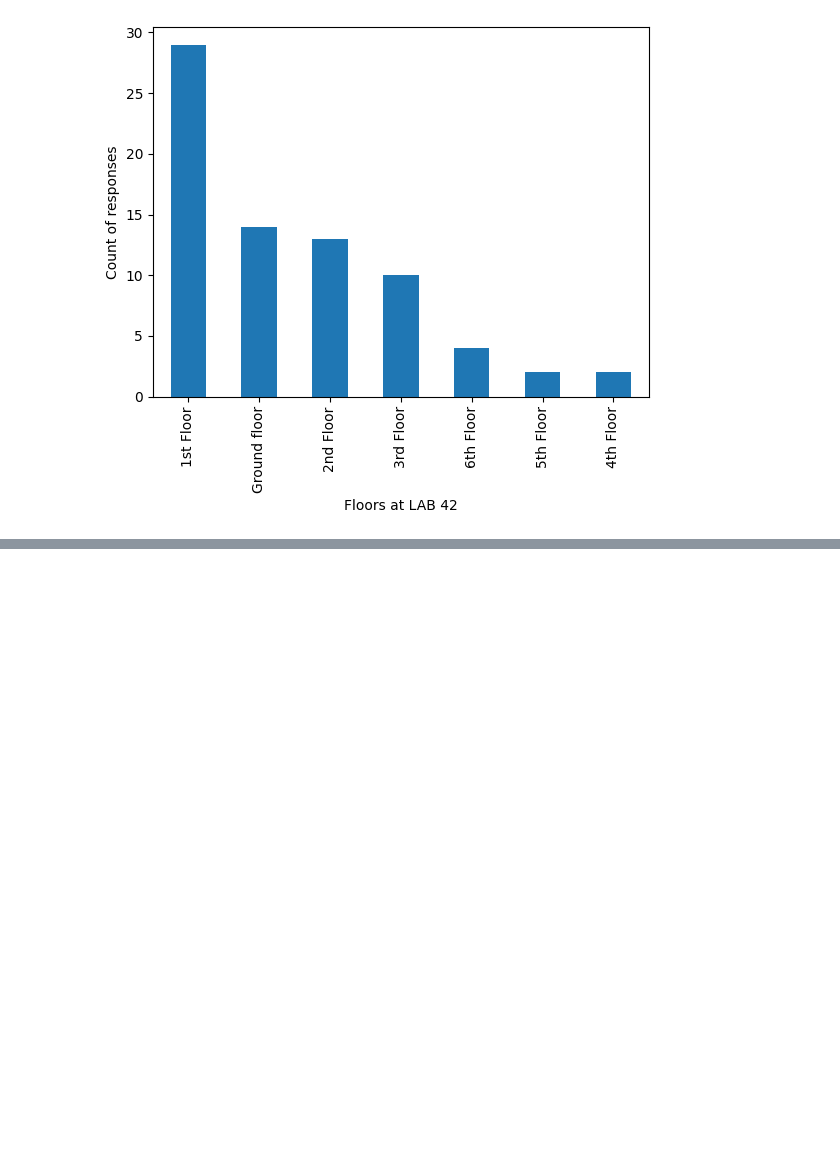
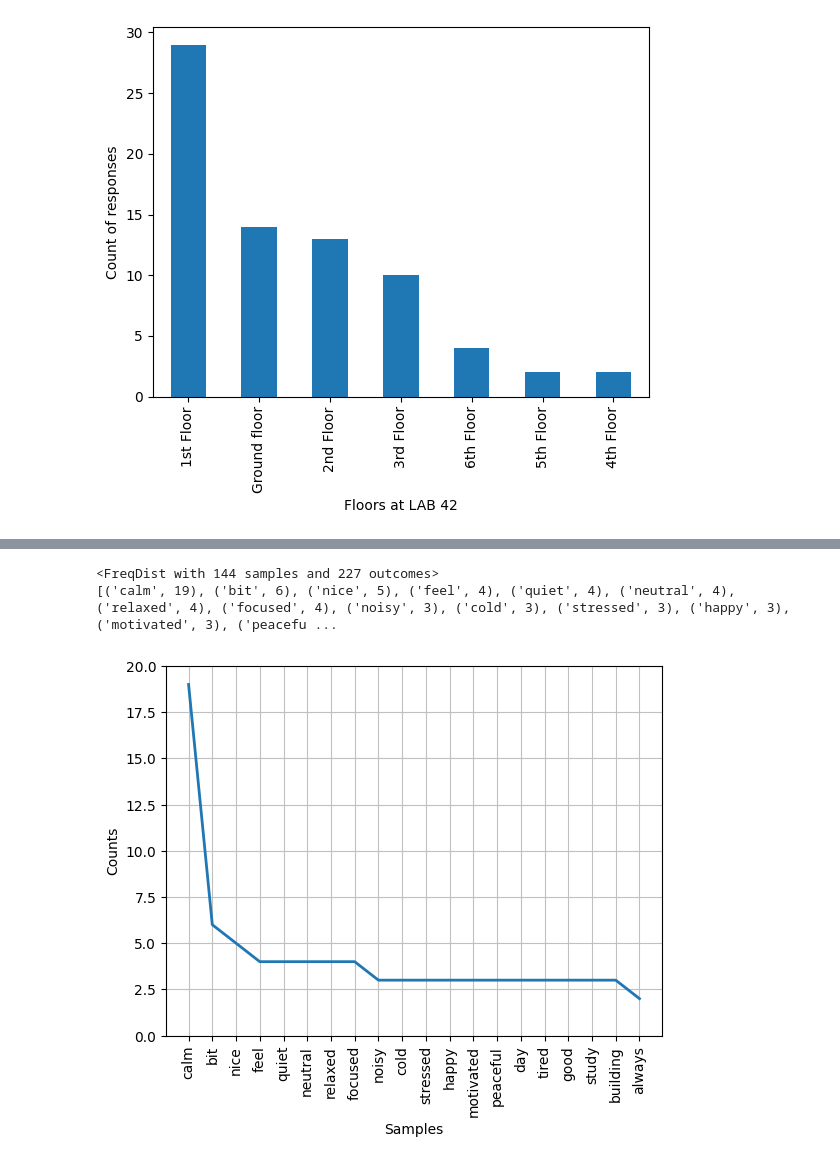
Before and after one commit to shrutirao94/language-comfort-emotions, a Jupyter notebook: analysis.ipynb, the cells around one changed output, grey strips where cells are left out. Saved outputs shown, nothing was run; the diff lists cells and outputs as text; code cells hidden in the pictures; blank space fills up the shorter version.

Commit message:
[EDIT] Analysis for Emotion Values
1. Tokenisation
2. Lemmatisation
3. Collocation
4. Frequency plot

```diff
--- a/analysis.ipynb
+++ b/analysis.ipynb
@@ -86,0 +113,19 @@ array(['I always feel a bit zen when I am here. It’s quiet when I need it and
+# %%
+df_emo = df_emo.apply(apply_token)
+# %%
+def cleanup(df_emo):
+    combo_emo = []
+    for row in df_emo:
+        combo_emo.append(row)
+
+    combo_emo = list(np.concatenate(combo_emo).flat)
+    combo_emo = list(filter(lambda token: token not in string.punctuation,
+                            combo_emo))
+    combo_emo = [x.lower() for x in combo_emo]
+
+    return combo_emo
+# %%
+combo_emo_list = cleanup(df_emo)
+# %%
+frequency_distribution = FreqDist(combo_emo_list)
+frequency_distribution.most_common(30)
@@ -86,0 +150,18 @@ array(['I always feel a bit zen when I am here. It’s quiet when I need it and
+# %%
+def frequency_distribution(lst):
+    frequency_distribution = FreqDist(lst)
+    print(frequency_distribution)
+    print(frequency_distribution.most_common(30))
+
+    plt.ylim(0,20)
+    ax = frequency_distribution.plot(20, cumulative=False)
+    ax.set_xlabel("Most frequently occuring responses")
+    ax.set_ylabel("Count of responses")
+    ax.figure.savefig('plots/emo-freq-dist.jpg',
+            dpi=300, bbox_inches='tight')
+
+frequency_distribution(combo_emo_list)
+# %% [output]
+<FreqDist with 144 samples and 227 outcomes>
+[('calm', 19), ('bit', 6), ('nice', 5), ('feel', 4), ('quiet', 4), ('neutral', 4), ('relaxed', 4), ('focused', 4), ('noisy', 3), ('cold', 3), ('stressed', 3), ('happy', 3), ('motivated', 3), ('peacefu ...
+[figure, added]
```
Also changed, not shown: parts of 16 cells of this notebook.
